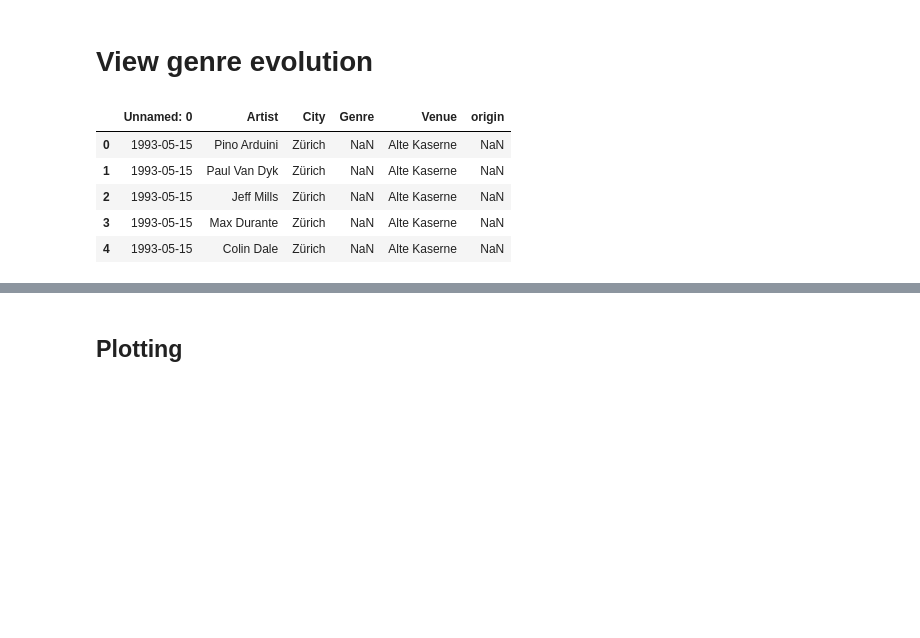
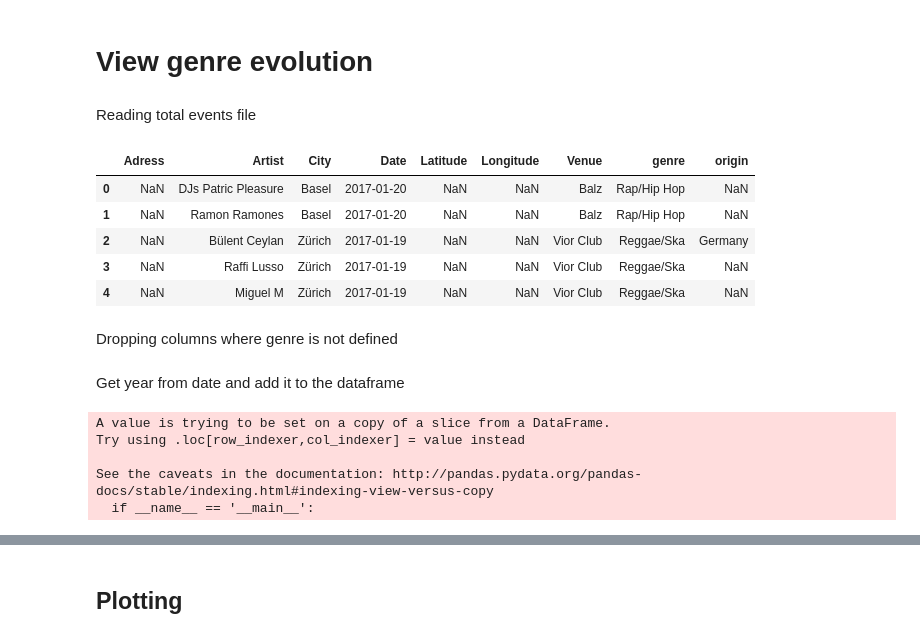
Before and after one commit to sareban/ada-project, a Jupyter notebook: Visualisation_2.ipynb, the cells around one changed output, grey strips where cells are left out. Saved outputs shown, nothing was run; the diff lists cells and outputs as text; code cells hidden in the pictures; blank space fills up the shorter version.

```diff
--- a/Visualisation_2.ipynb
+++ b/Visualisation_2.ipynb
@@ -100,13 +130,17 @@ display_cloud(wc)
 # %% [markdown]
 # View genre evolution
+# %% [markdown]
+Reading total events file
 # %%
-total_events = pd.read_csv(os.path.join('total_events.csv'))
+total_events = pd.read_csv(os.path.join('total_events_preprocessed.csv'))
 total_events.head()
 # %% [output]
-|  | Unnamed: 0 | Artist | City | Genre | Venue | origin |
-| 0 | 1993-05-15 | Pino Arduini | Zürich | NaN | Alte Kaserne | NaN |
-| 1 | 1993-05-15 | Paul Van Dyk | Zürich | NaN | Alte Kaserne | NaN |
-| 2 | 1993-05-15 | Jeff Mills | Zürich | NaN | Alte Kaserne | NaN |
-| 3 | 1993-05-15 | Max Durante | Zürich | NaN | Alte Kaserne | NaN |
-| 4 | 1993-05-15 | Colin Dale | Zürich | NaN | Alte Kaserne | NaN |
+|  | Adress | Artist | City | Date | Latitude | Longitude | Venue | genre | origin |
+| 0 | NaN | DJs Patric Pleasure | Basel | 2017-01-20 | NaN | NaN | Balz | Rap/Hip Hop | NaN |
+| 1 | NaN | Ramon Ramones | Basel | 2017-01-20 | NaN | NaN | Balz | Rap/Hip Hop | NaN |
+| 2 | NaN | Bülent Ceylan | Zürich | 2017-01-19 | NaN | NaN | Vior Club | Reggae/Ska | Germany |
+| 3 | NaN | Raffi Lusso | Zürich | 2017-01-19 | NaN | NaN | Vior Club | Reggae/Ska | NaN |
+| 4 | NaN | Miguel M | Zürich | 2017-01-19 | NaN | NaN | Vior Club | Reggae/Ska | NaN |
+# %% [markdown]
+Dropping columns where genre is not defined
 # %%
@@ -116,2 +148,10 @@ events=events.rename(columns={"Unnamed: 0": "date"})
+# %% [markdown]
+Get year from date and add it to the dataframe
 # %%
-events['year']=events['date'].apply(lambda x: datetime.strptime(x, '%Y-%m-%d').year)
+events['year']=events['Date'].apply(lambda x: datetime.strptime(x, '%Y-%m-%d').year)
+# %% [output]
+A value is trying to be set on a copy of a slice from a DataFrame.
+Try using .loc[row_indexer,col_indexer] = value instead
+
+See the caveats in the documentation: http://pandas.pydata.org/pandas-docs/stable/indexing.html#indexing-view-versus-copy
+  if __name__ == '__main__':
```
Also changed, not shown: parts of 46 cells of this notebook.
